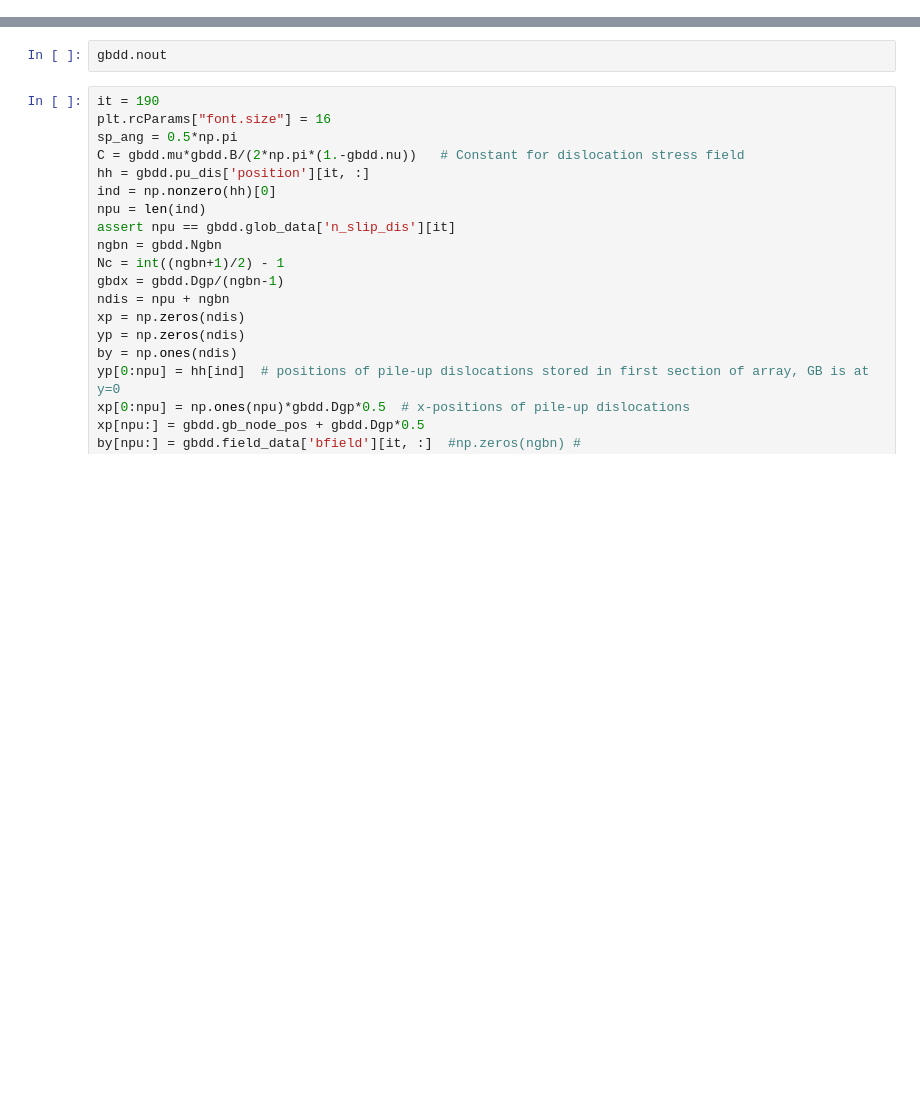
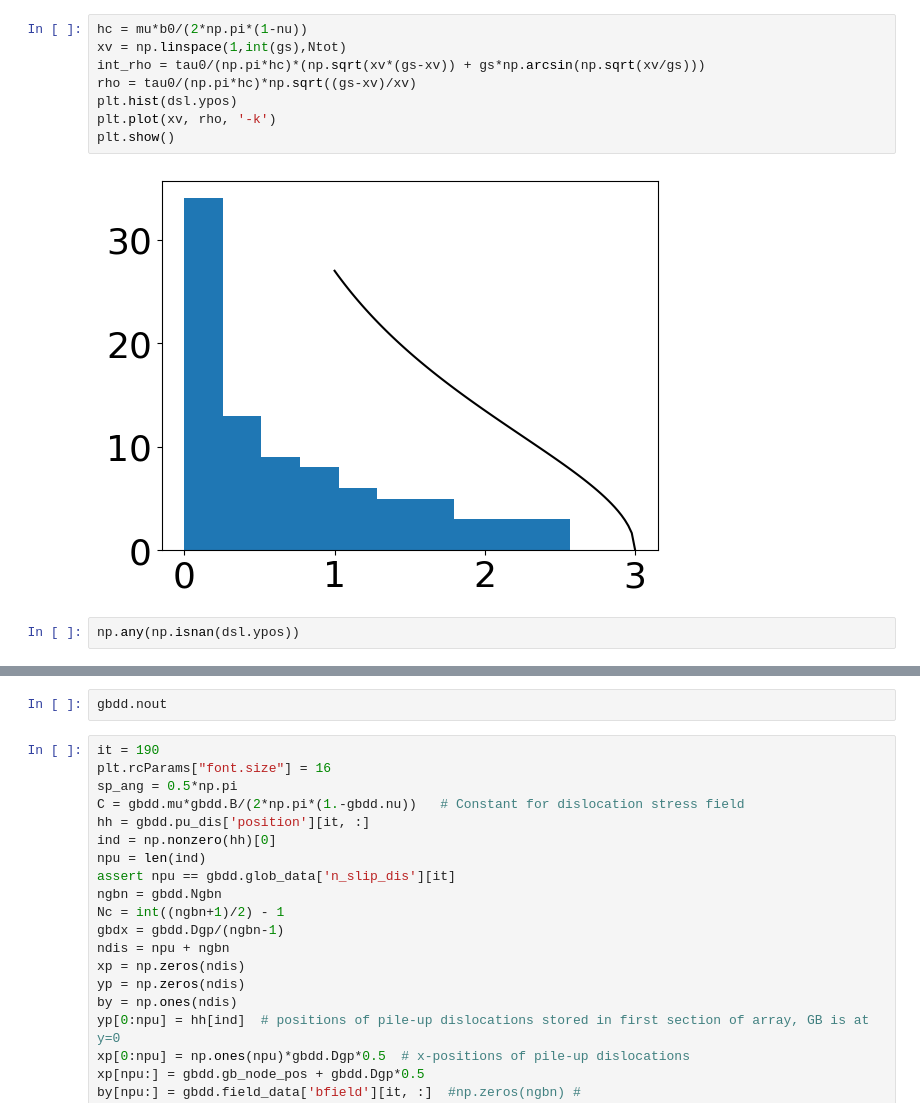
Before and after one commit to AHartmaier/pyLabDD, a Jupyter notebook: notebooks/gbdd_pu_pre.ipynb, the cells around one changed output, grey strips where cells are left out. Saved outputs shown, nothing was run; the diff lists cells and outputs as text; blank space fills up the shorter version.

```diff
--- a/notebooks/gbdd_pu_pre.ipynb
+++ b/notebooks/gbdd_pu_pre.ipynb
@@ -139,3 +174,15 @@ Final force (max, median): 0.44555021515778925 2.6724793416647686e-05
+# %%
+hc = mu*b0/(2*np.pi*(1-nu))
+xv = np.linspace(1,int(gs),Ntot)
+int_rho = tau0/(np.pi*hc)*(np.sqrt(xv*(gs-xv)) + gs*np.arcsin(np.sqrt(xv/gs)))
+rho = tau0/(np.pi*hc)*np.sqrt((gs-xv)/xv)
+plt.hist(dsl.ypos)
+plt.plot(xv, rho, '-k')
+plt.show()
+# %% [output]
+[figure, added]
+# %%
+np.any(np.isnan(dsl.ypos))
 # %%
 # run special simulation with 1 immobile dislocation in pile up with drag > 1.e5
 print(f"Simulation with N_gbn={ngbn}, grain_size={gs}, dtmax={dtmax}")
```
Also changed, not shown: parts of 13 cells of this notebook, 1 other file.
